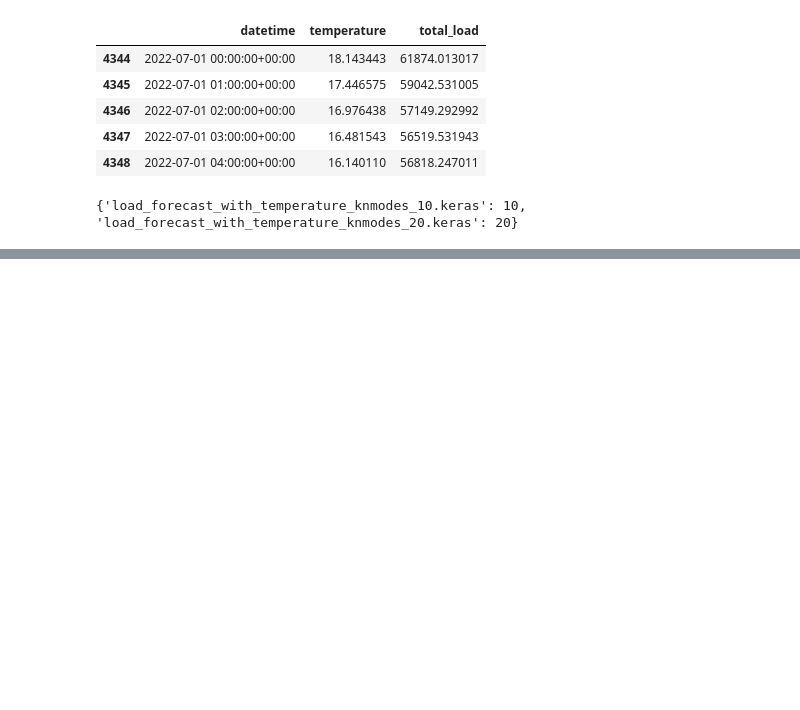
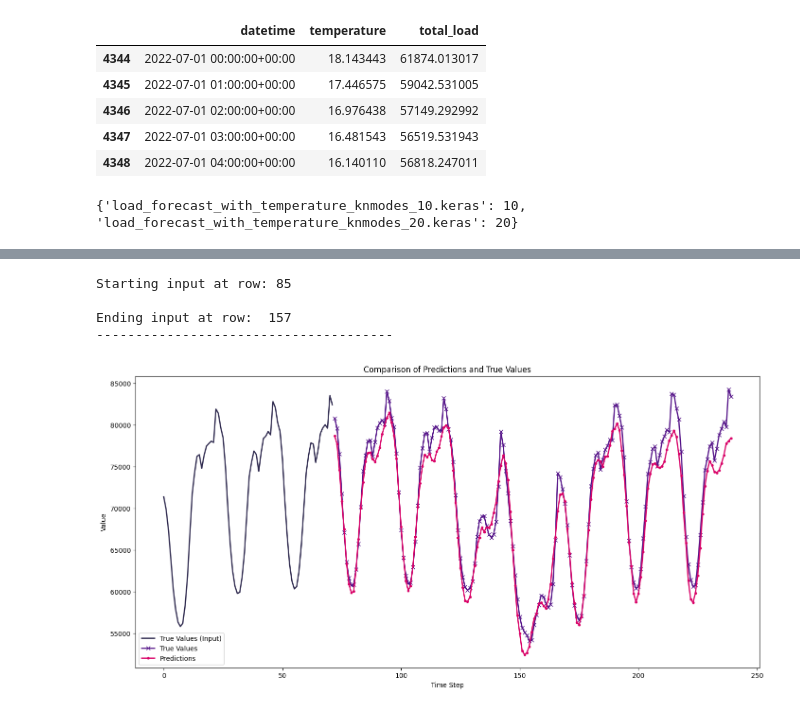
Before and after one commit to VRMattos96/load-forecast, a Jupyter notebook: 02.codes/validation.ipynb, the cells around one changed output, grey strips where cells are left out. Saved outputs shown, nothing was run; the diff lists cells and outputs as text; code cells hidden in the pictures; blank space fills up the shorter version.

```diff
--- a/02.codes/validation.ipynb
+++ b/02.codes/validation.ipynb
@@ -396,7 +396,7 @@ def validate_predictions(predictions_raw:tf.Tensor,
 
     return(validation_dict)
 # %%
-path = '/mnt/e/github/load-forecast/03.results/'
+path = '/mnt/e/github/load-forecast/03.results'
 custom_objects = {'MeanAbsoluteError': MeanAbsoluteError}
 
 model_list = [file for file in os.listdir(path) if os.path.isfile(os.path.join(path, file)) and file.endswith(".keras")]
@@ -454 +510,36 @@ scal_df
+# %%
+validation_load = total_load[int(n*0.7):]
+row = 85
+
+inputs_to_model = process_input_data(start_input = row, df = val_df, input_days = INPUT_DAYS, forecast_days = FORECAST_DAYS, steps_per_day= STEPS_PER_DAY)
+
+predictions_raw = model_forecast(inputs_to_model = inputs_to_model,model = lstm_model)
+
+predictions_processed = process_predictions(predictions = predictions_raw,
+                                                    min_values = min_values,
+                                                    max_values = max_values,
+                                                    label_columns=label_columns,
+                                                    input_days = INPUT_DAYS,
+                                                    forecast_days = FORECAST_DAYS,
+                                                    steps_per_day = STEPS_PER_DAY,
+                                                    start_input = row)
+
+validation_dict = validate_predictions(predictions_raw=predictions_raw,
+                                                    real_values = validation_load,
+                                                    min_values = min_values,
+                                                    max_values = max_values,
+                                                    label_columns=label_columns,
+                                                    start_input = row,
+                                                    input_days = INPUT_DAYS,
+                                                    forecast_days = FORECAST_DAYS,
+                                                    steps_per_day = STEPS_PER_DAY,
+                                                    validation_dict = validation_dict)
+
+plot_inputs_and_predictions(predictions_processed=predictions_processed,total_load=validation_load,input_days = INPUT_DAYS, forecast_days = FORECAST_DAYS, steps_per_day = STEPS_PER_DAY, window_lenght = WINDOW_LENGHT, row = row)
+# %% [output]
+Starting input at row: 85
+
+Ending input at row:  157
+--------------------------------------
+[figure, added]
 # %%
```
Also changed, not shown: parts of 8 cells of this notebook, 2 other files.
